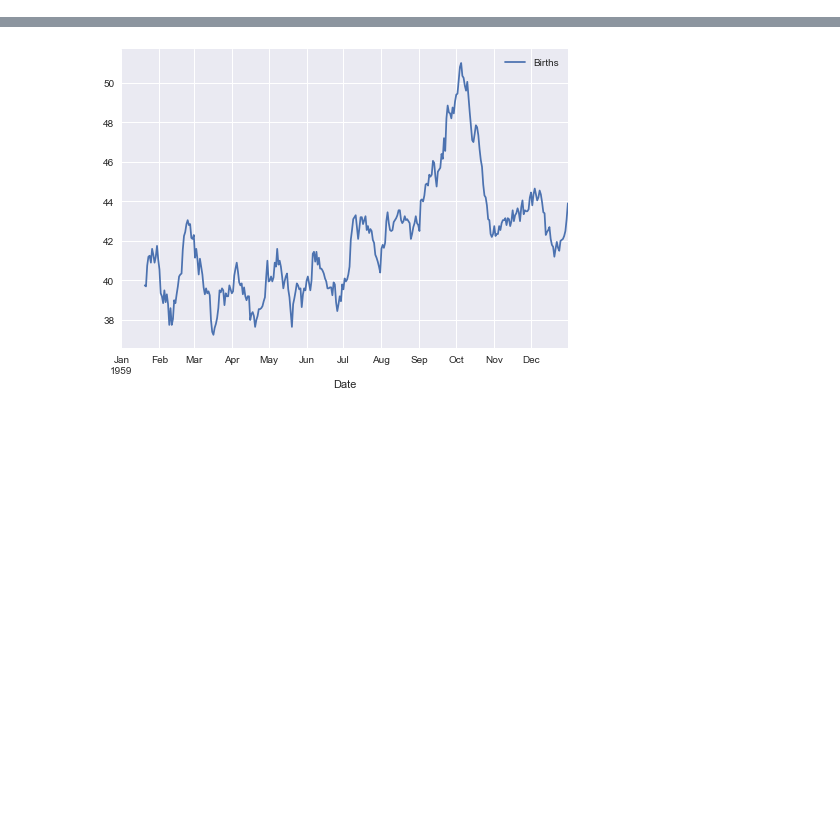
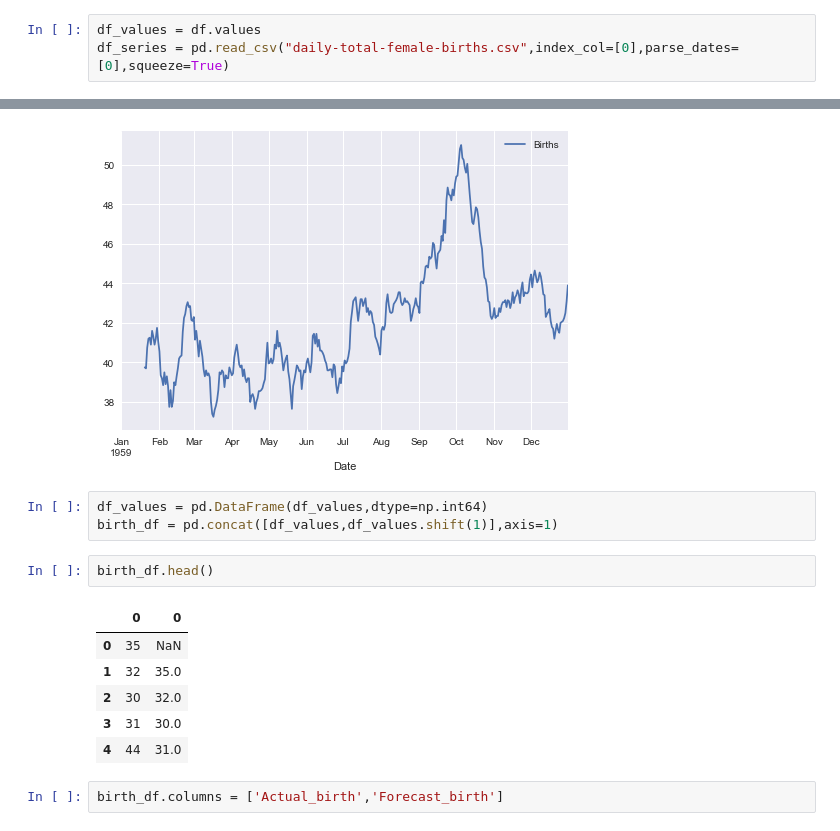
Before and after one commit to JayantGoel001/Time-Series, a Jupyter notebook: time series.ipynb, the cells around one changed output, grey strips where cells are left out. Cells and saved outputs as stored; diff of their text form; blank space fills up the shorter version.

```diff
--- a/time series.ipynb
+++ b/time series.ipynb
@@ -27,0 +22,3 @@ numpy.ndarray
+# %%
+df_values = df.values
+df_series = pd.read_csv("daily-total-female-births.csv",index_col=[0],parse_dates=[0],squeeze=True)
@@ -54,3 +57,17 @@ df_mean.plot()
 plt.show()
 # %% [output]
 [figure]
+# %%
+df_values = pd.DataFrame(df_values,dtype=np.int64)
+birth_df = pd.concat([df_values,df_values.shift(1)],axis=1)
+# %%
+birth_df.head()
+# %% [output]
+|  | 0 | 0 |
+| 0 | 35 | NaN |
+| 1 | 32 | 35.0 |
+| 2 | 30 | 32.0 |
+| 3 | 31 | 30.0 |
+| 4 | 44 | 31.0 |
+# %%
+birth_df.columns = ['Actual_birth','Forecast_birth']
```
Also changed, not shown: parts of 4 cells of this notebook.
